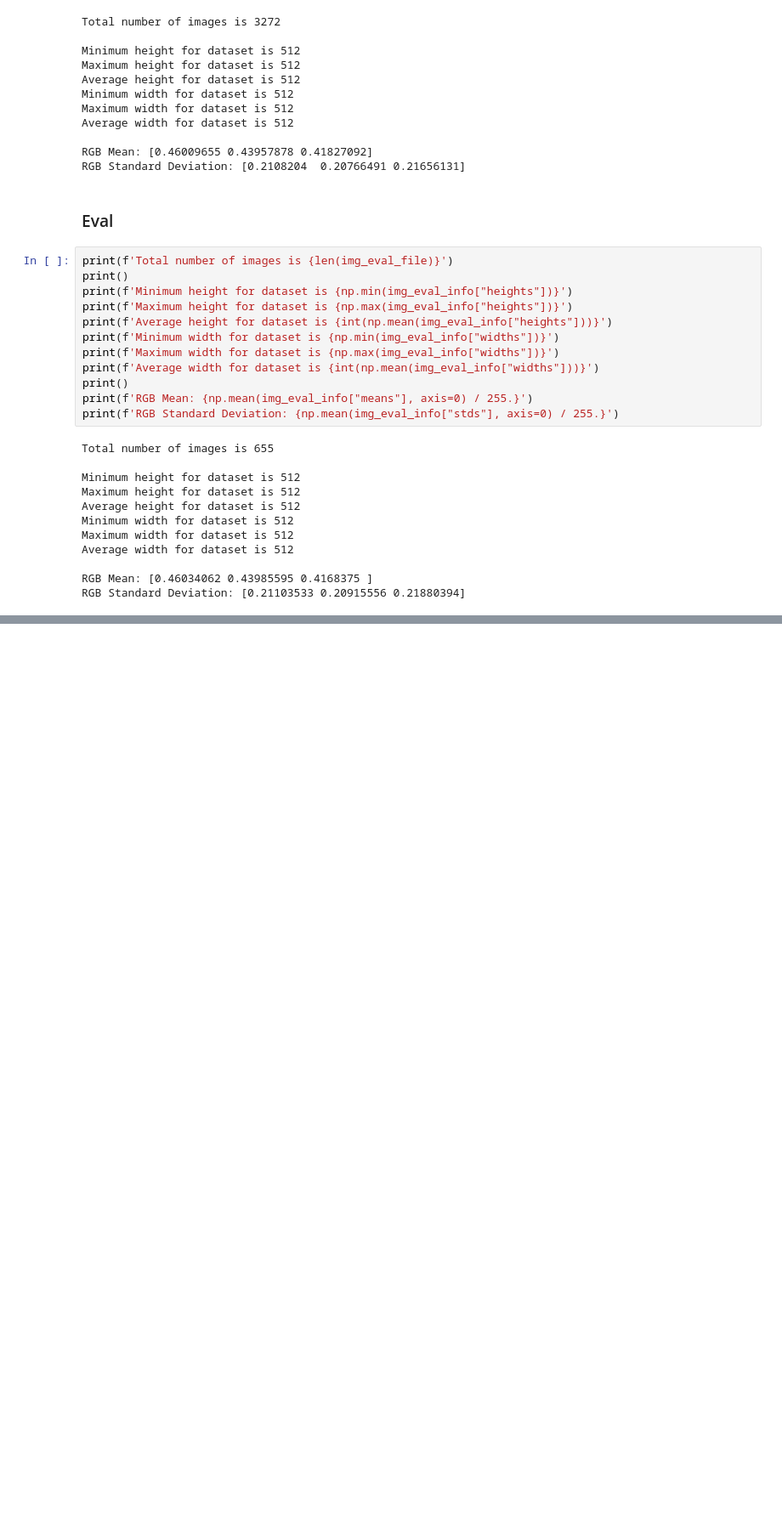
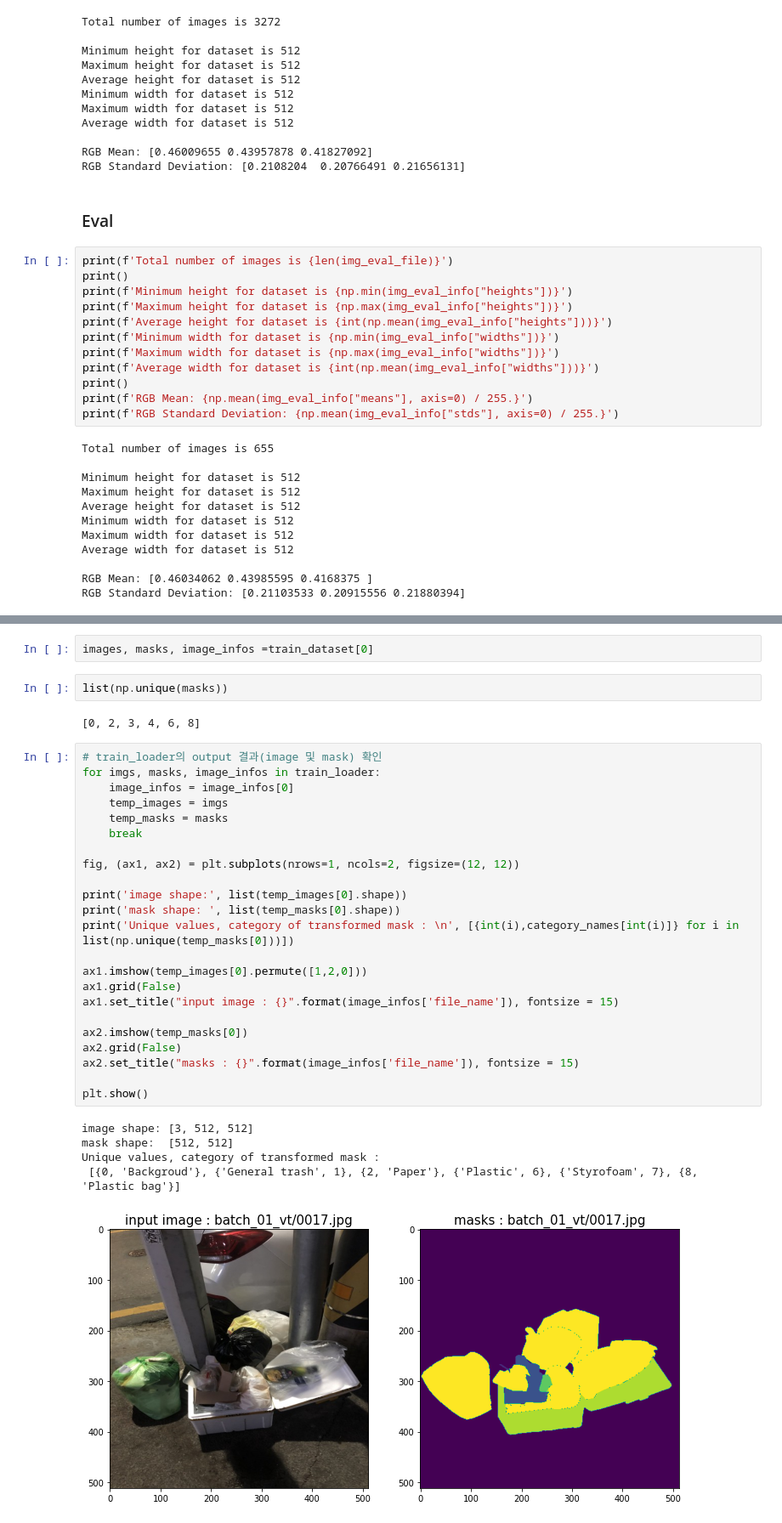
Before and after one commit to deokgu1994/p_stage_my_server, a Jupyter notebook: EDA/EDA.ipynb, the cells around one changed output, grey strips where cells are left out. Shown: that part at 85% size. Saved outputs shown, nothing was run; the diff lists cells and outputs as text; blank space fills up the shorter version.

```diff
--- a/EDA/EDA.ipynb
+++ b/EDA/EDA.ipynb
@@ -119,0 +241,35 @@ RGB Standard Deviation: [0.21103533 0.20915556 0.21880394]
+# %%
+images, masks, image_infos =train_dataset[0]
+# %%
+list(np.unique(masks))
+# %% [output]
+[0, 2, 3, 4, 6, 8]
+# %%
+# train_loader의 output 결과(image 및 mask) 확인
+for imgs, masks, image_infos in train_loader:
+    image_infos = image_infos[0]
+    temp_images = imgs
+    temp_masks = masks
+    break
+
+fig, (ax1, ax2) = plt.subplots(nrows=1, ncols=2, figsize=(12, 12))
+
+print('image shape:', list(temp_images[0].shape))
+print('mask shape: ', list(temp_masks[0].shape))
+print('Unique values, category of transformed mask : \n', [{int(i),category_names[int(i)]} for i in list(np.unique(temp_masks[0]))])
+
+ax1.imshow(temp_images[0].permute([1,2,0]))
+ax1.grid(False)
+ax1.set_title("input image : {}".format(image_infos['file_name']), fontsize = 15)
+
+ax2.imshow(temp_masks[0])
+ax2.grid(False)
+ax2.set_title("masks : {}".format(image_infos['file_name']), fontsize = 15)
+
+plt.show()
+# %% [output]
+image shape: [3, 512, 512]
+mask shape:  [512, 512]
+Unique values, category of transformed mask :
+ [{0, 'Backgroud'}, {'General trash', 1}, {2, 'Paper'}, {'Plastic', 6}, {'Styrofoam', 7}, {8, 'Plastic bag'}]
+[figure, added]
```
Also changed, not shown: parts of 17 cells of this notebook.
